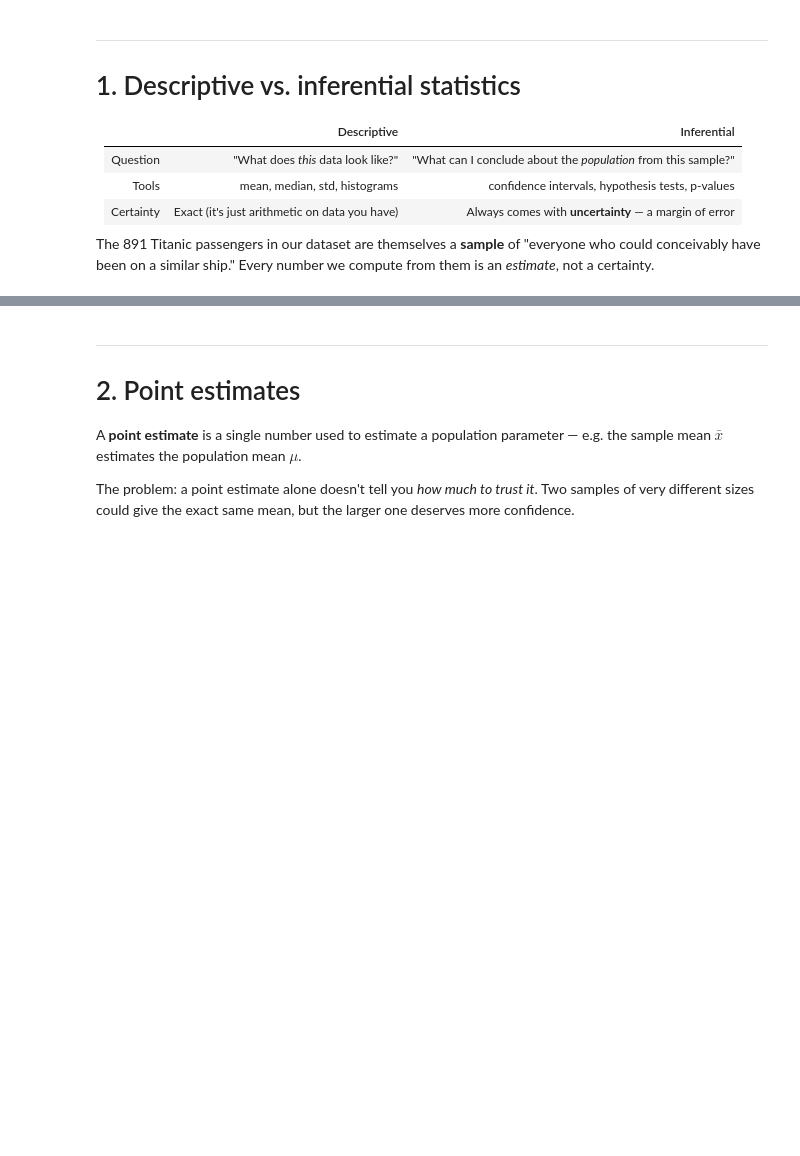
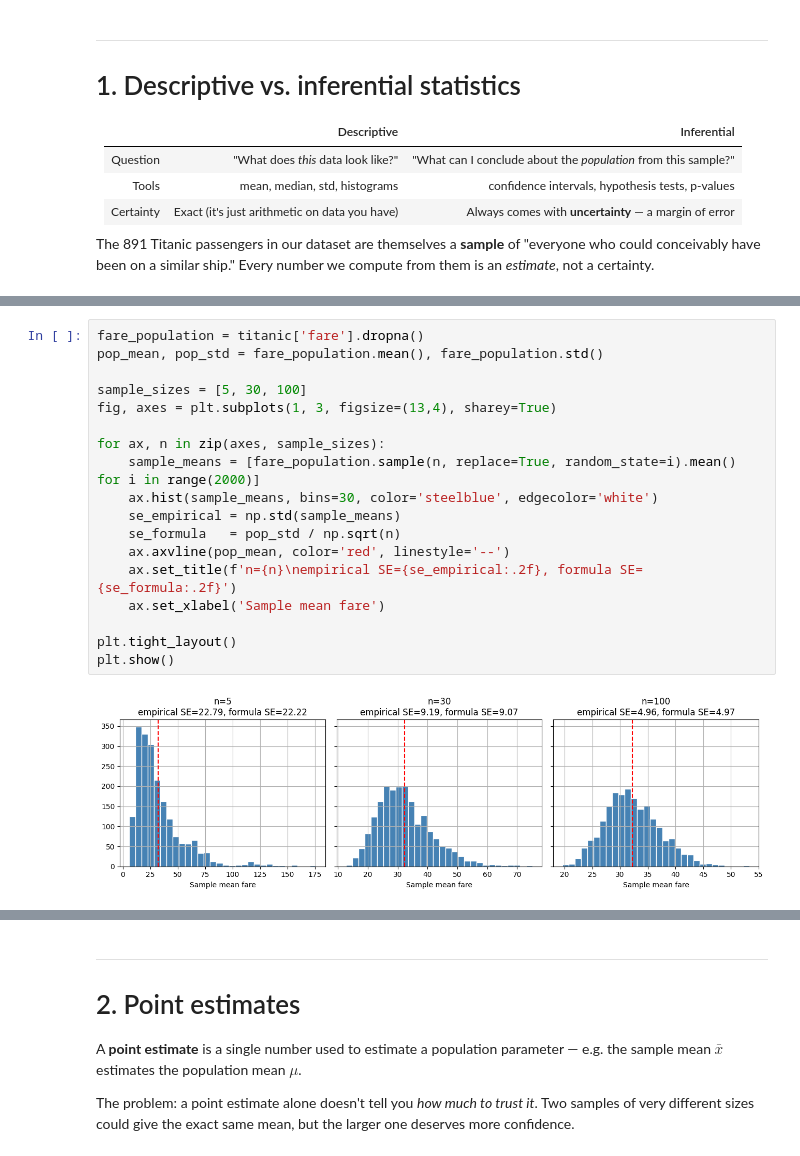
Before and after one commit to Ololade117/stat4datascience, a Jupyter notebook: w3n1_inferential_stats_confidence_intervals.ipynb, the cells around one changed output, grey strips where cells are left out. Cells and saved outputs as stored; diff of their text form; blank space fills up the shorter version.

```diff
--- a/w3n1_inferential_stats_confidence_intervals.ipynb
+++ b/w3n1_inferential_stats_confidence_intervals.ipynb
@@ -52,0 +169,20 @@ The 891 Titanic passengers in our dataset are themselves a **sample** of "everyo
+# %%
+fare_population = titanic['fare'].dropna()
+pop_mean, pop_std = fare_population.mean(), fare_population.std()
+
+sample_sizes = [5, 30, 100]
+fig, axes = plt.subplots(1, 3, figsize=(13,4), sharey=True)
+
+for ax, n in zip(axes, sample_sizes):
+    sample_means = [fare_population.sample(n, replace=True, random_state=i).mean() for i in range(2000)]
+    ax.hist(sample_means, bins=30, color='steelblue', edgecolor='white')
+    se_empirical = np.std(sample_means)
+    se_formula   = pop_std / np.sqrt(n)
+    ax.axvline(pop_mean, color='red', linestyle='--')
+    ax.set_title(f'n={n}\nempirical SE={se_empirical:.2f}, formula SE={se_formula:.2f}')
+    ax.set_xlabel('Sample mean fare')
+
+plt.tight_layout()
+plt.show()
+# %% [output]
+[figure, added]
```
Also changed, not shown: parts of 44 cells of this notebook.
